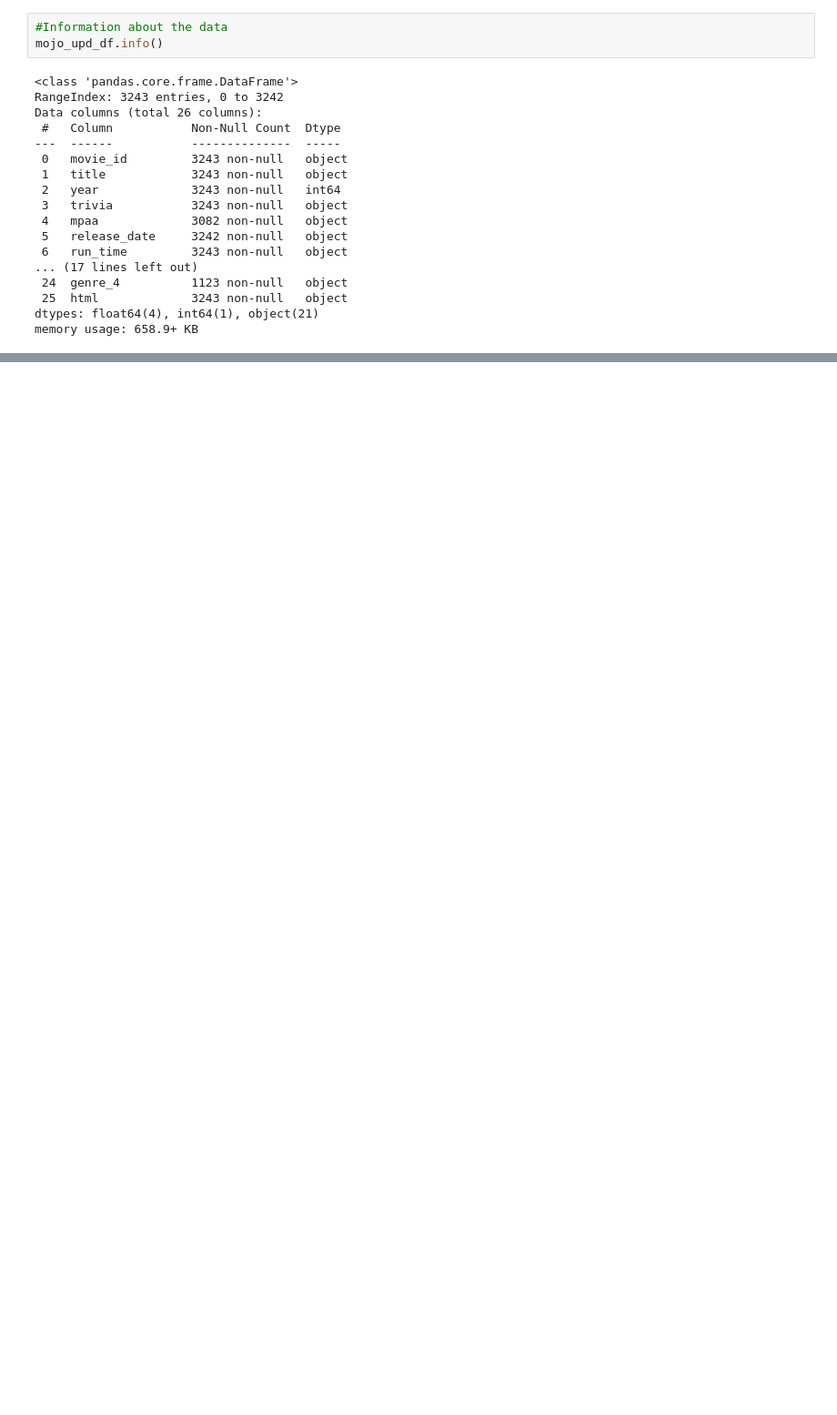
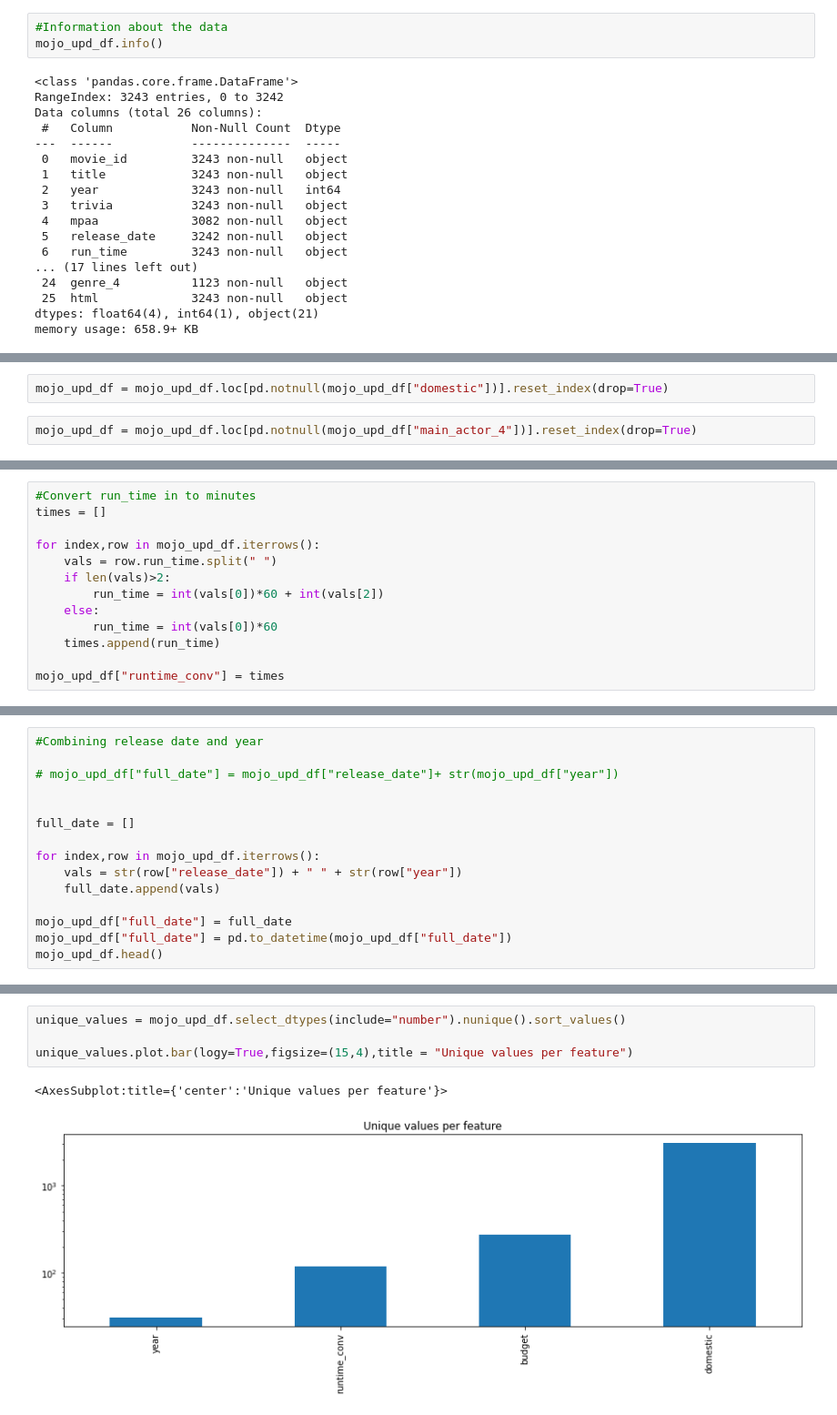
Before and after one commit to JaimeStarling/Project_Group_Five, a Jupyter notebook: Nasreen's Work/Data Exploration_Nasreen.ipynb, the cells around one changed output, grey strips where cells are left out. Shown: that part at 91% size. Cells and saved outputs as stored; diff of their text form; blank space fills up the shorter version.

Commit message:
Data Cleaning for Mojo_budget_update file is done

```diff
--- a/Nasreen's Work/Data Exploration_Nasreen.ipynb
+++ b/Nasreen's Work/Data Exploration_Nasreen.ipynb
@@ -124,0 +67,4 @@ memory usage: 658.9+ KB
+# %%
+mojo_upd_df = mojo_upd_df.loc[pd.notnull(mojo_upd_df["domestic"])].reset_index(drop=True)
+# %%
+mojo_upd_df = mojo_upd_df.loc[pd.notnull(mojo_upd_df["main_actor_4"])].reset_index(drop=True)
@@ -148,0 +127,13 @@ Name: mpaa, Length: 3243, dtype: bool
+# %%
+#Convert run_time in to minutes
+times = []
+
+for index,row in mojo_upd_df.iterrows():
+    vals = row.run_time.split(" ")
+    if len(vals)>2:
+        run_time = int(vals[0])*60 + int(vals[2])
+    else:
+        run_time = int(vals[0])*60
+    times.append(run_time)
+
+mojo_upd_df["runtime_conv"] = times
@@ -148,0 +160,15 @@ Name: mpaa, Length: 3243, dtype: bool
+# %%
+#Combining release date and year
+
+# mojo_upd_df["full_date"] = mojo_upd_df["release_date"]+ str(mojo_upd_df["year"])
+
+
+full_date = []
+
+for index,row in mojo_upd_df.iterrows():
+    vals = str(row["release_date"]) + " " + str(row["year"])
+    full_date.append(vals)
+
+mojo_upd_df["full_date"] = full_date
+mojo_upd_df["full_date"] = pd.to_datetime(mojo_upd_df["full_date"])
+mojo_upd_df.head()
@@ -148,0 +182,7 @@ Name: mpaa, Length: 3243, dtype: bool
+# %%
+unique_values = mojo_upd_df.select_dtypes(include="number").nunique().sort_values()
+
+unique_values.plot.bar(logy=True,figsize=(15,4),title = "Unique values per feature")
+# %% [output]
+<AxesSubplot:title={'center':'Unique values per feature'}>
+[figure, added]
```
Also changed, not shown: parts of 38 cells of this notebook.
